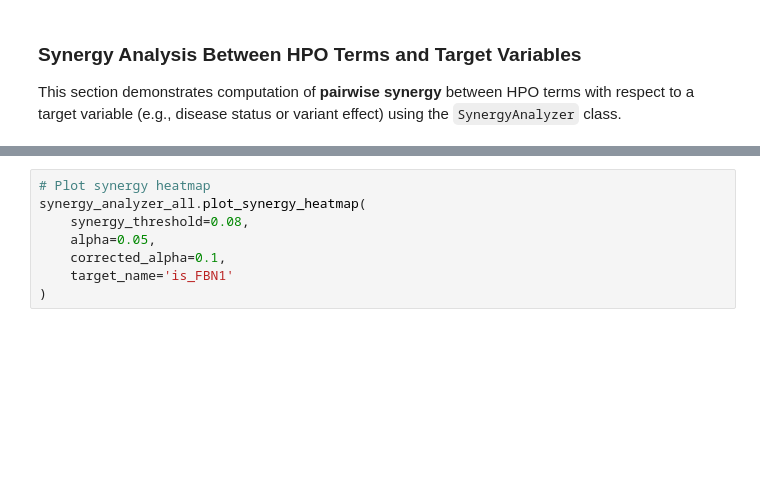
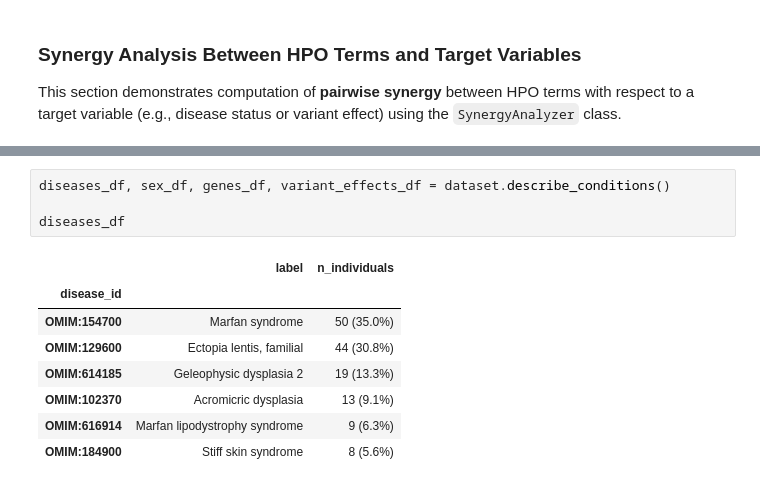
Before and after one commit to P2GX/phenocor_case_studies, a Jupyter notebook: Notebooks/workflow.ipynb, the cells around one changed output, grey strips where cells are left out. Saved outputs shown, nothing was run; the diff lists cells and outputs as text; blank space fills up the shorter version.

```diff
--- a/Notebooks/workflow.ipynb
+++ b/Notebooks/workflow.ipynb
@@ -459,8 +85,13 @@ synergy_analyzer_all.compute_synergy_matrix(n_jobs=32)
-# %%
-# Plot synergy heatmap
-synergy_analyzer_all.plot_synergy_heatmap(
-    synergy_threshold=0.08,
-    alpha=0.05,
-    corrected_alpha=0.1,
-    target_name='is_FBN1'
-)
+# %%
+diseases_df, sex_df, genes_df, variant_effects_df = dataset.describe_conditions()
+
+diseases_df
+# %% [output]
+|  | label | n_individuals |
+| disease_id |  |  |
+| OMIM:154700 | Marfan syndrome | 50 (35.0%) |
+| OMIM:129600 | Ectopia lentis, familial | 44 (30.8%) |
+| OMIM:614185 | Geleophysic dysplasia 2 | 19 (13.3%) |
+| OMIM:102370 | Acromicric dysplasia | 13 (9.1%) |
+| OMIM:616914 | Marfan lipodystrophy syndrome | 9 (6.3%) |
+| OMIM:184900 | Stiff skin syndrome | 8 (5.6%) |
```
Also changed, not shown: parts of 53 cells of this notebook, 1 other file.
